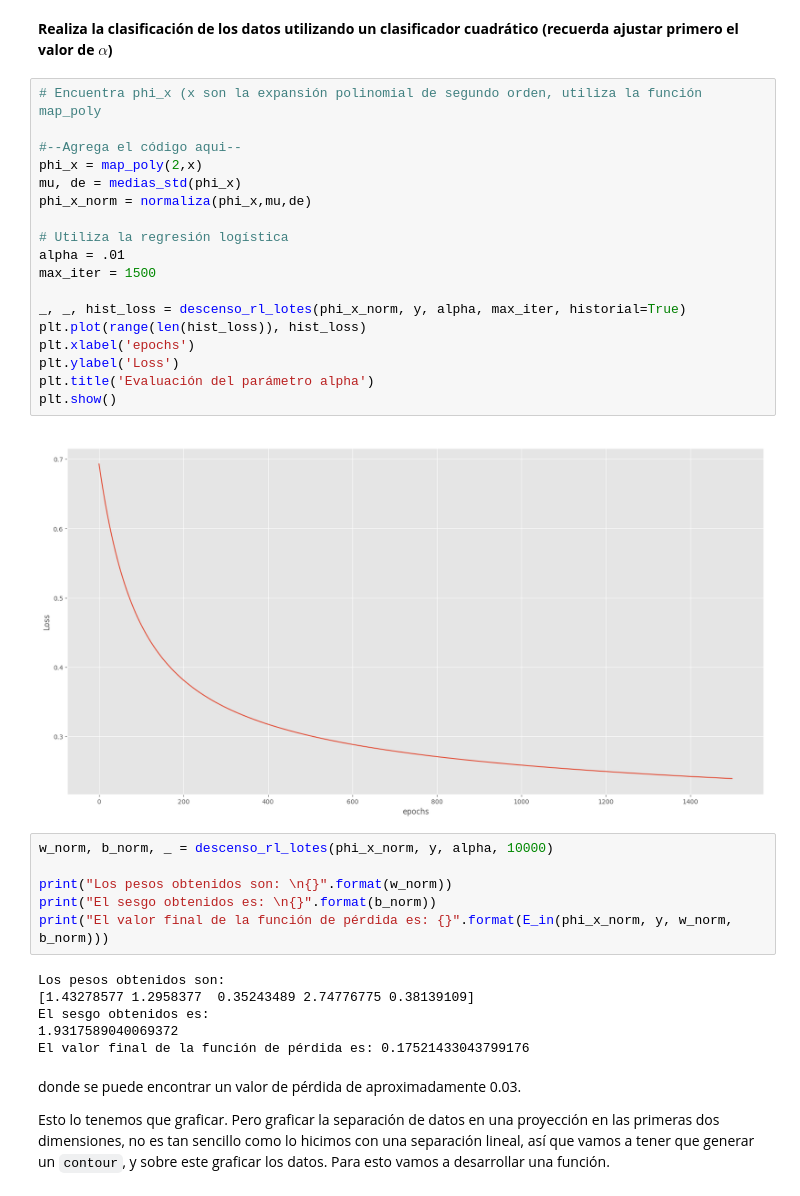
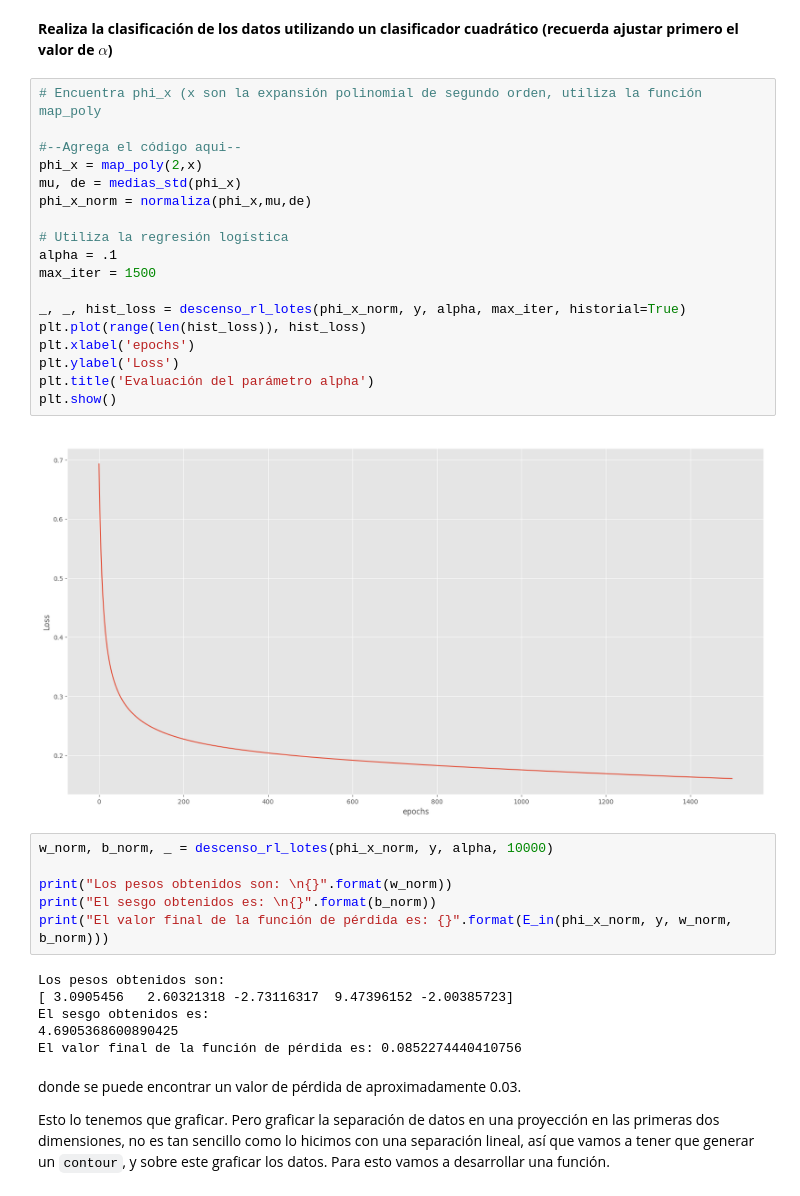
Before and after one commit to SebastianAlcantarr/2-Aprendizaje-2026, a Jupyter notebook: reg_logistica.ipynb, the cells around one changed output. Saved outputs shown, nothing was run; the diff lists cells and outputs as text.

Commit message:
grafica coincide y valor de la funcion de perdida se va aproximando

```diff
--- a/reg_logistica.ipynb
+++ b/reg_logistica.ipynb
@@ -403,23 +403,23 @@ def normaliza(x, mu, des_std):
 # %%
 # Encuentra phi_x (x son la expansión polinomial de segundo orden, utiliza la función map_poly
 
 #--Agrega el código aqui--
 phi_x = map_poly(2,x)
 mu, de = medias_std(phi_x)
 phi_x_norm = normaliza(phi_x,mu,de)
 
 # Utiliza la regresión logística
-alpha = .01
+alpha = .1
 max_iter = 1500
 
 _, _, hist_loss = descenso_rl_lotes(phi_x_norm, y, alpha, max_iter, historial=True)
 plt.plot(range(len(hist_loss)), hist_loss)
 plt.xlabel('epochs')
 plt.ylabel('Loss')
 plt.title('Evaluación del parámetro alpha')
 plt.show()
 # %% [output]
-[figure, old version]
+[figure, new version]
 # %%
 w_norm, b_norm, _ = descenso_rl_lotes(phi_x_norm, y, alpha, 10000)
 
@@ -428,10 +428,10 @@ print("El sesgo obtenidos es: \n{}".format(b_norm))
 print("El valor final de la función de pérdida es: {}".format(E_in(phi_x_norm, y, w_norm, b_norm)))
 # %% [output]
 Los pesos obtenidos son:
-[1.43278577 1.2958377  0.35243489 2.74776775 0.38139109]
+[ 3.0905456   2.60321318 -2.73116317  9.47396152 -2.00385723]
 El sesgo obtenidos es:
-1.9317589040069372
-El valor final de la función de pérdida es: 0.17521433043799176
+4.6905368600890425
+El valor final de la función de pérdida es: 0.0852274440410756
 # %% [markdown]
 donde se puede encontrar un valor de pérdida de aproximadamente 0.03.
 
```
Also changed, not shown: parts of 3 cells of this notebook.
